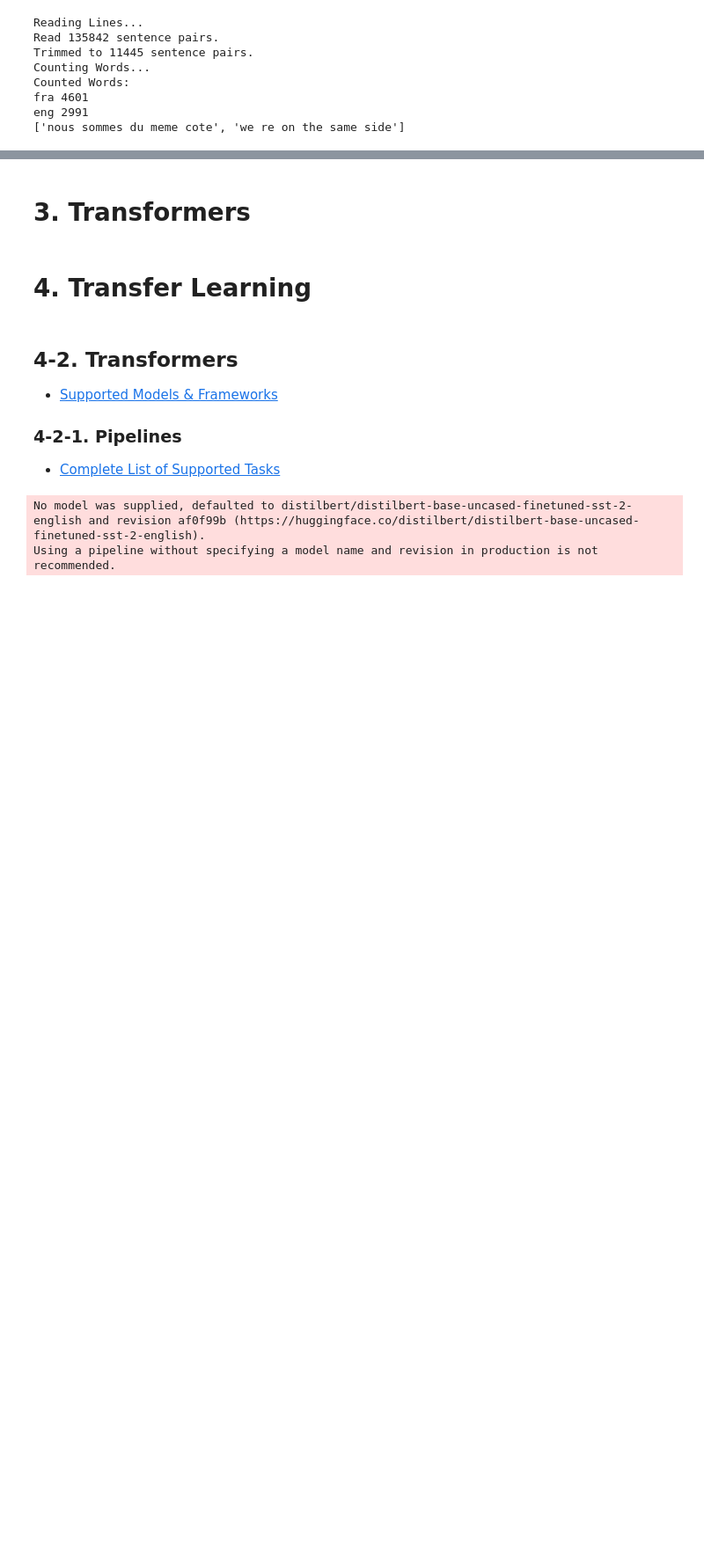
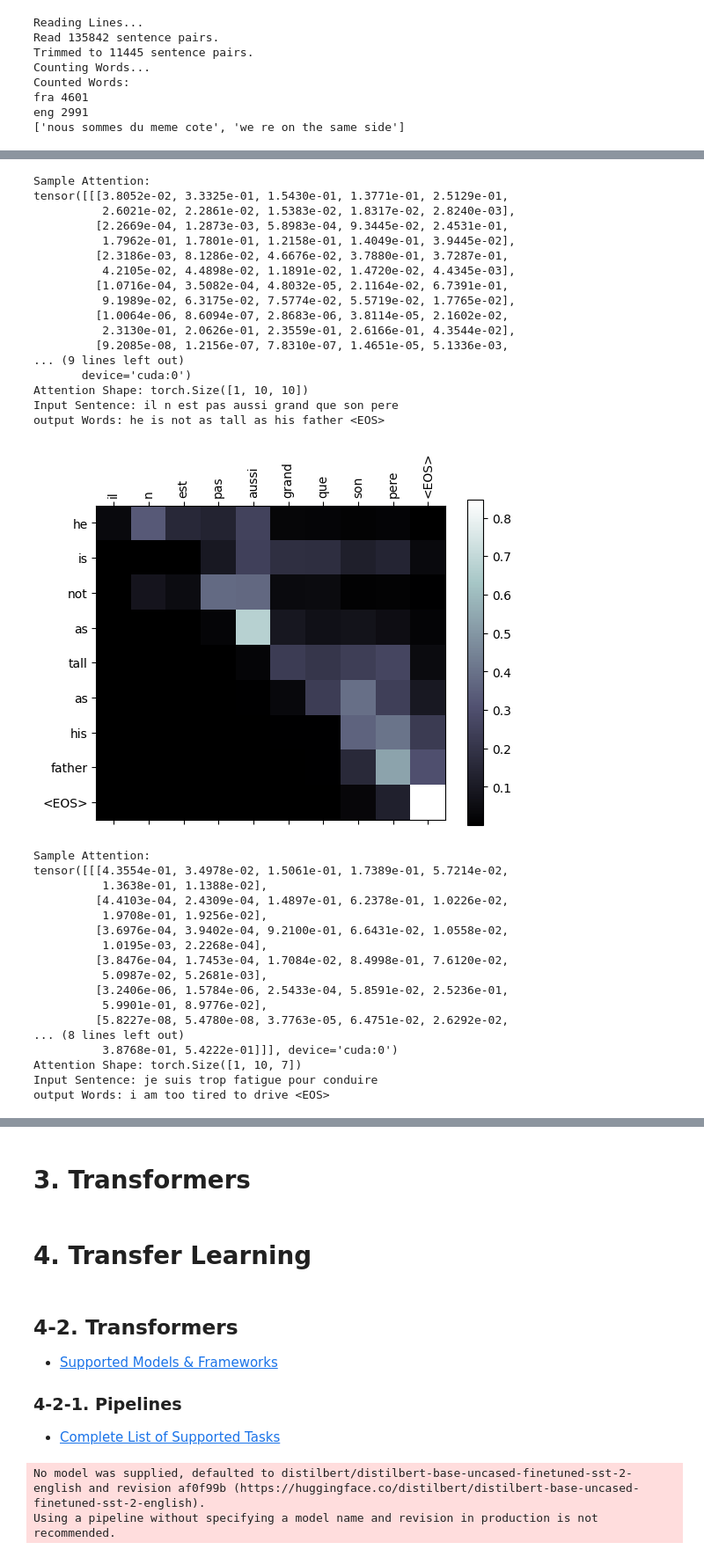
Before and after one commit to yungshun317/torch-nlp, a Jupyter notebook: sequence_to_sequence_learning.ipynb, the cells around one changed output, grey strips where cells are left out. Shown at 88% size. Cells and saved outputs as stored; diff of their text form; code cells hidden in the pictures; blank space fills up the shorter version.

```diff
--- a/sequence_to_sequence_learning.ipynb
+++ b/sequence_to_sequence_learning.ipynb
@@ -120,0 +491,66 @@ eng 2991
+# %%
+def show_attention(input_sentence, output_words, attentions):
+    fig = plt.figure()
+    ax = fig.add_subplot(111)
+    cax = ax.matshow(attentions.cpu().numpy(), cmap='bone')
+    fig.colorbar(cax)
+
+    # Setup axes
+    ax.set_xticklabels([''] + input_sentence.split(' ') + ['<EOS>'], rotation=90)
+    ax.set_yticklabels([''] + output_words)
+
+    # Show label at every tick
+    ax.xaxis.set_major_locator(ticker.MultipleLocator(1))
+    ax.yaxis.set_major_locator(ticker.MultipleLocator(1))
+
+    plt.show()
+
+def evaluate_and_show_attention(input_sentence):
+    output_words, attentions = evaluate(encoder, decoder, input_sentence, input_language, output_language)
+    print("Sample Attention:")
+    print(attentions)
+    print("Attention Shape:", attentions.shape)
+    print('Input Sentence:', input_sentence)
+    print('output Words:', ' '.join(output_words))
+    show_attention(input_sentence, output_words, attentions[0, :len(output_words), :])
+
+evaluate_and_show_attention('il n est pas aussi grand que son pere')
+evaluate_and_show_attention('je suis trop fatigue pour conduire')
+evaluate_and_show_attention('je suis desole si c est une question idiote')
+evaluate_and_show_attention('je suis reellement fiere de vous')
+# %% [output]
+Sample Attention:
+tensor([[[3.8052e-02, 3.3325e-01, 1.5430e-01, 1.3771e-01, 2.5129e-01,
+          2.6021e-02, 2.2861e-02, 1.5383e-02, 1.8317e-02, 2.8240e-03],
+         [2.2669e-04, 1.2873e-03, 5.8983e-04, 9.3445e-02, 2.4531e-01,
+          1.7962e-01, 1.7801e-01, 1.2158e-01, 1.4049e-01, 3.9445e-02],
+         [2.3186e-03, 8.1286e-02, 4.6676e-02, 3.7880e-01, 3.7287e-01,
+          4.2105e-02, 4.4898e-02, 1.1891e-02, 1.4720e-02, 4.4345e-03],
+         [1.0716e-04, 3.5082e-04, 4.8032e-05, 2.1164e-02, 6.7391e-01,
+          9.1989e-02, 6.3175e-02, 7.5774e-02, 5.5719e-02, 1.7765e-02],
+         [1.0064e-06, 8.6094e-07, 2.8683e-06, 3.8114e-05, 2.1602e-02,
+          2.3130e-01, 2.0626e-01, 2.3559e-01, 2.6166e-01, 4.3544e-02],
+         [9.2085e-08, 1.2156e-07, 7.8310e-07, 1.4651e-05, 5.1336e-03,
+... (9 lines left out)
+       device='cuda:0')
+Attention Shape: torch.Size([1, 10, 10])
+Input Sentence: il n est pas aussi grand que son pere
+output Words: he is not as tall as his father <EOS>
+[figure, added]
+Sample Attention:
+tensor([[[4.3554e-01, 3.4978e-02, 1.5061e-01, 1.7389e-01, 5.7214e-02,
+          1.3638e-01, 1.1388e-02],
+         [4.4103e-04, 2.4309e-04, 1.4897e-01, 6.2378e-01, 1.0226e-02,
+          1.9708e-01, 1.9256e-02],
+         [3.6976e-04, 3.9402e-04, 9.2100e-01, 6.6431e-02, 1.0558e-02,
+          1.0195e-03, 2.2268e-04],
+         [3.8476e-04, 1.7453e-04, 1.7084e-02, 8.4998e-01, 7.6120e-02,
+          5.0987e-02, 5.2681e-03],
+         [3.2406e-06, 1.5784e-06, 2.5433e-04, 5.8591e-02, 2.5236e-01,
+          5.9901e-01, 8.9776e-02],
+         [5.8227e-08, 5.4780e-08, 3.7763e-05, 6.4751e-02, 2.6292e-02,
+... (8 lines left out)
+          3.8768e-01, 5.4222e-01]]], device='cuda:0')
+Attention Shape: torch.Size([1, 10, 7])
+Input Sentence: je suis trop fatigue pour conduire
+output Words: i am too tired to drive <EOS>
```
Also changed, not shown: parts of 13 cells of this notebook, 1 other file.
